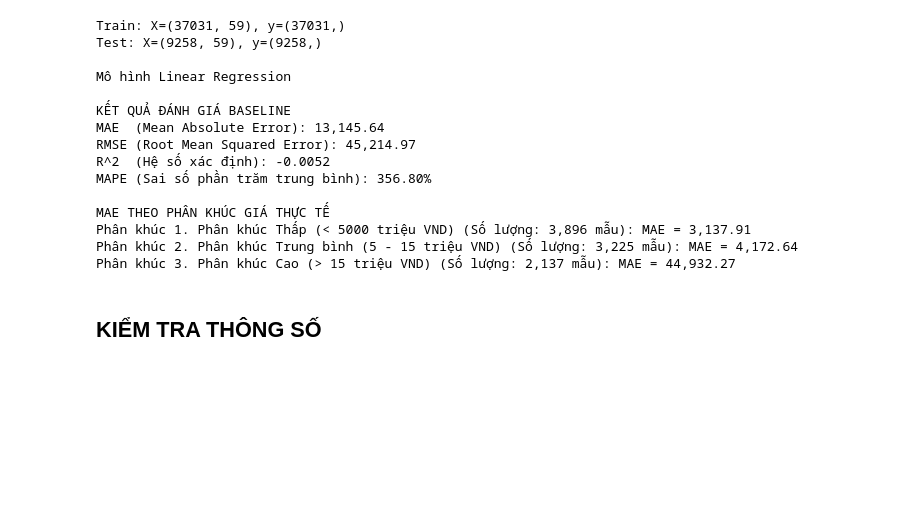
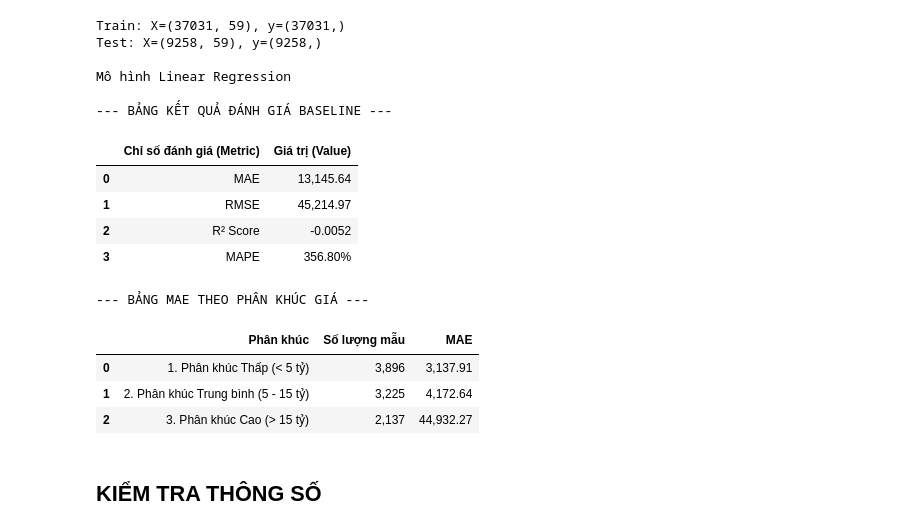
Before and after one commit to Treapling/Nhom20, a Jupyter notebook: notebooks/Baseline_Linear Regression.ipynb, the cells around one changed output. Cells and saved outputs as stored; diff of their text form; code cells hidden in the pictures; blank space fills up the shorter version.

Commit message:
Cập nhật lại DataFrame do Merge bị mất

```diff
--- a/notebooks/Baseline_Linear Regression.ipynb
+++ b/notebooks/Baseline_Linear Regression.ipynb
@@ -1,8 +1,7 @@
 # %%
 import pandas as pd
 import numpy as np
-from sklearn.linear_model import LinearRegression # Thay the bằng Ridge để tránh exploding
-from sklearn.linear_model import Ridge
+from sklearn.linear_model import LinearRegression
 from sklearn.metrics import mean_absolute_error, mean_squared_error, r2_score, mean_absolute_percentage_error
 
 # ---------------------------------------------------------
@@ -11,10 +10,8 @@ from sklearn.metrics import mean_absolute_error, mean_squared_error, r2_score, m
 train_df = pd.read_csv('../data/processed/train.csv')
 test_df = pd.read_csv('../data/processed/test.csv')
 
-# Xác định cột cần dự báo (Target)
 target_col = 'Price'
 
-# Tách Features (X) và Target (y)
 X_train = train_df.drop(columns=[target_col])
 y_train = train_df[target_col]
 
@@ -31,21 +28,12 @@ print("\nMô hình Linear Regression")
 model = LinearRegression()
 model.fit(X_train, y_train)
 
-# # ---------------------------------------------------------
-# # Bước 2: Huấn luyện mô hình Baseline (Ridge Regression để tránh lỗi tràn số)
-# # ---------------------------------------------------------
-# print("\nMô hình Ridge Regression")
-# model = Ridge(alpha=1.0)
-# model.fit(X_train, y_train)
-
 # ---------------------------------------------------------
 # Bước 3: Dự báo trên tập Test
 # ---------------------------------------------------------
 y_pred_log = model.predict(X_test)
 
 # KHẮC PHỤC LỖI OVERFLOW (TRÀN SỐ)
-# Cắt bỏ các giá trị dự báo quá vô lý (giới hạn log_price từ 0 đến 25)
-# (25 tương đương e^25 = 72 tỷ tỷ, quá đủ cho giá nhà lớn nhất)
 y_pred_log_clipped = np.clip(y_pred_log, a_min=0, a_max=25)
 
 # ---------------------------------------------------------
@@ -53,7 +41,7 @@ y_pred_log_clipped = np.clip(y_pred_log, a_min=0, a_max=25)
 # ---------------------------------------------------------
 y_train_real = np.expm1(y_train)
 y_test_real = np.expm1(y_test)
-y_pred_real = np.expm1(y_pred_log_clipped) # Sử dụng biến đã cắt ngọn
+y_pred_real = np.expm1(y_pred_log_clipped)
 
 # ---------------------------------------------------------
 # Bước 5: Tính toán các Metrics dựa trên GIÁ TRỊ TIỀN THẬT
@@ -64,61 +52,64 @@ rmse = np.sqrt(mse)
 r2 = r2_score(y_test_real, y_pred_real)
 mape = mean_absolute_percentage_error(y_test_real, y_pred_real)
 
-# Gói các kết quả vào một Dictionary
 metrics_data = {
     "Chỉ số đánh giá (Metric)": ["MAE", "RMSE", "R² Score", "MAPE"],
     "Giá trị (Value)": [f"{mae:,.2f}", f"{rmse:,.2f}", f"{r2:.4f}", f"{mape * 100:,.2f}%"]
 }
-
-# Chuyển đổi thành dạng Bảng (DataFrame)
 metrics_df = pd.DataFrame(metrics_data)
 
 print("\n--- BẢNG KẾT QUẢ ĐÁNH GIÁ BASELINE ---")
-display(metrics_df) # Dùng lệnh display thay vì print để bảng hiện ra đẹp nhất
+display(metrics_df)
 
 # ---------------------------------------------------------
 # Bước 6: Phân tích MAE theo phân khúc giá tiền thật
 # ---------------------------------------------------------
 results_df = pd.DataFrame({
     'Actual_Price': y_test_real,
     'Predicted_Price': y_pred_real
 })
 
-
 def categorize_price(price):
-    # Chia theo mốc tỷ đồng (Ví dụ: 5 tỷ, 15 tỷ)
     if price < 5000.0:
-        return '1. Phân khúc Thấp (< 5000 triệu VND)'
+        return '1. Phân khúc Thấp (< 5 tỷ)'
     elif price <= 15000.0:
-        return '2. Phân khúc Trung bình (5 - 15 triệu VND)'
+        return '2. Phân khúc Trung bình (5 - 15 tỷ)'
     else:
-        return '3. Phân khúc Cao (> 15 triệu VND)'
+        return '3. Phân khúc Cao (> 15 tỷ)'
 
 results_df['Segment'] = results_df['Actual_Price'].apply(categorize_price)
 
-# Tạo danh sách trống để hứng dữ liệu
 segment_results = []
 grouped = results_df.groupby('Segment')
 
 for segment, group in grouped:
     segment_mae = mean_absolute_error(group['Actual_Price'], group['Predicted_Price'])
-    print(f"Phân khúc {segment} (Số lượng: {len(group):,} mẫu): MAE = {segment_mae:,.2f}")
+    segment_results.append({
+        "Phân khúc": segment,
+        "Số lượng mẫu": f"{len(group):,}",
+        "MAE": f"{segment_mae:,.2f}"
+    })
+
+segment_df = pd.DataFrame(segment_results)
+print("\n--- BẢNG MAE THEO PHÂN KHÚC GIÁ ---")
+display(segment_df)
 # %% [output]
 Train: X=(37031, 59), y=(37031,)
 Test: X=(9258, 59), y=(9258,)
 
 Mô hình Linear Regression
 
-KẾT QUẢ ĐÁNH GIÁ BASELINE
-MAE  (Mean Absolute Error): 13,145.64
-RMSE (Root Mean Squared Error): 45,214.97
-R^2  (Hệ số xác định): -0.0052
-MAPE (Sai số phần trăm trung bình): 356.80%
-
-MAE THEO PHÂN KHÚC GIÁ THỰC TẾ
-Phân khúc 1. Phân khúc Thấp (< 5000 triệu VND) (Số lượng: 3,896 mẫu): MAE = 3,137.91
-Phân khúc 2. Phân khúc Trung bình (5 - 15 triệu VND) (Số lượng: 3,225 mẫu): MAE = 4,172.64
-Phân khúc 3. Phân khúc Cao (> 15 triệu VND) (Số lượng: 2,137 mẫu): MAE = 44,932.27
+--- BẢNG KẾT QUẢ ĐÁNH GIÁ BASELINE ---
+|  | Chỉ số đánh giá (Metric) | Giá trị (Value) |
+| 0 | MAE | 13,145.64 |
+| 1 | RMSE | 45,214.97 |
+| 2 | R² Score | -0.0052 |
+| 3 | MAPE | 356.80% |
+--- BẢNG MAE THEO PHÂN KHÚC GIÁ ---
+|  | Phân khúc | Số lượng mẫu | MAE |
+| 0 | 1. Phân khúc Thấp (< 5 tỷ) | 3,896 | 3,137.91 |
+| 1 | 2. Phân khúc Trung bình (5 - 15 tỷ) | 3,225 | 4,172.64 |
+| 2 | 3. Phân khúc Cao (> 15 tỷ) | 2,137 | 44,932.27 |
 # %% [markdown]
 ## KIỂM TRA THÔNG SỐ
 # %%
```
